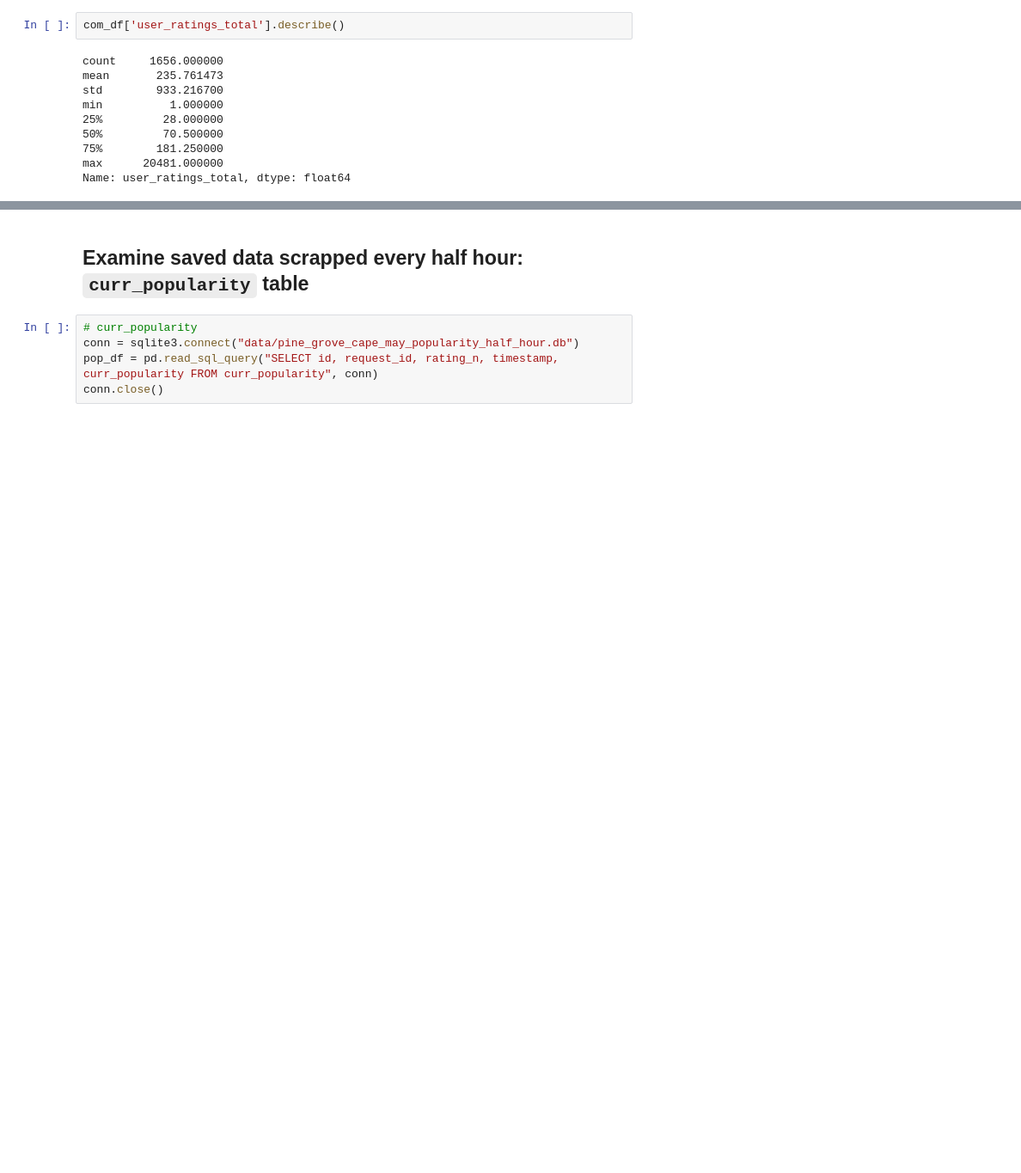
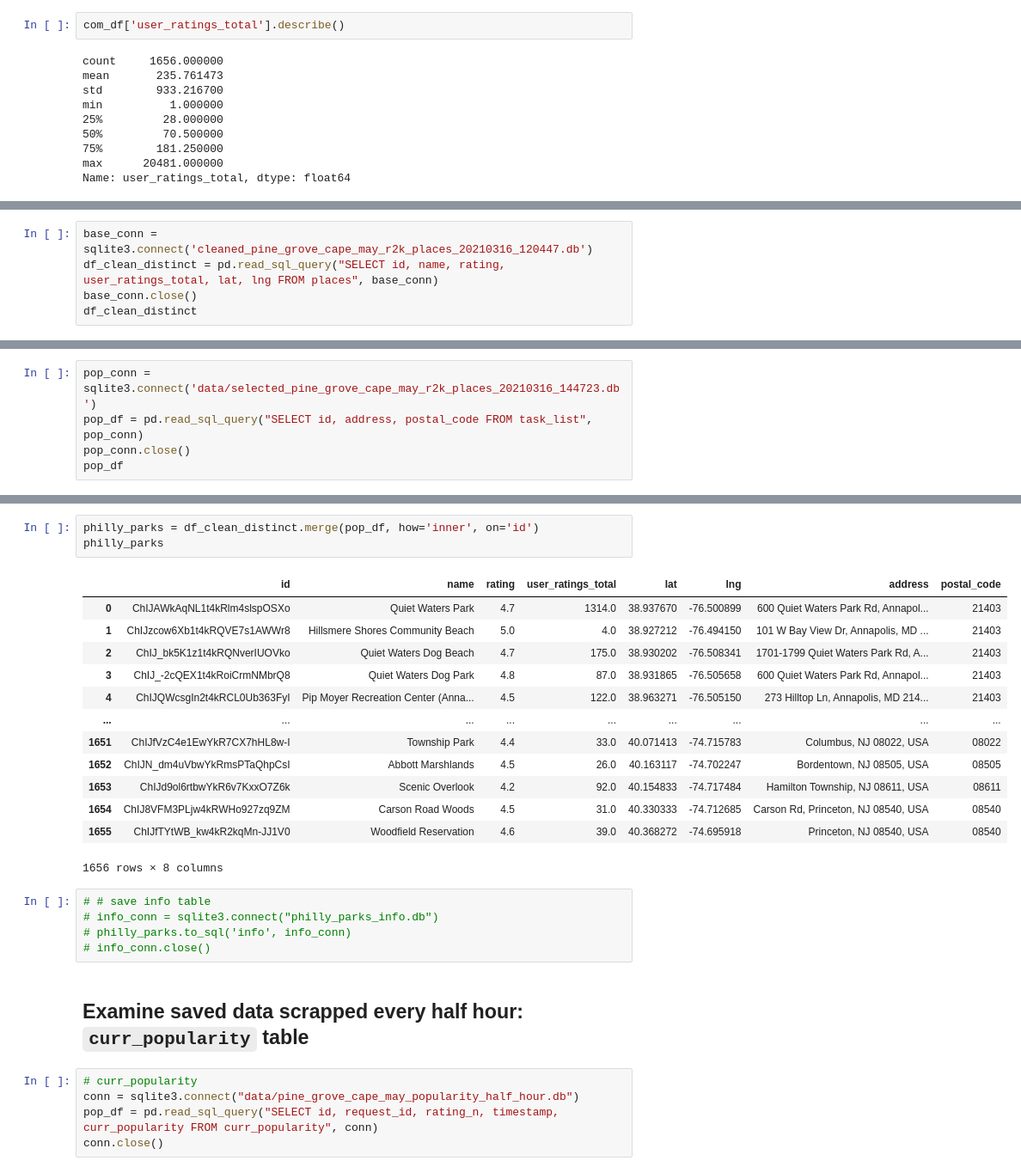
Before and after one commit to qcabel/park-recommendation, a Jupyter notebook: finalize_park_list_for_data_collection.ipynb, the cells around one changed output, grey strips where cells are left out. Shown at 86% size. Saved outputs shown, nothing was run; the diff lists cells and outputs as text; blank space fills up the shorter version.

```diff
--- a/finalize_park_list_for_data_collection.ipynb
+++ b/finalize_park_list_for_data_collection.ipynb
@@ -281,0 +295,5 @@ Name: user_ratings_total, dtype: float64
+# %%
+base_conn = sqlite3.connect('cleaned_pine_grove_cape_may_r2k_places_20210316_120447.db')
+df_clean_distinct = pd.read_sql_query("SELECT id, name, rating, user_ratings_total, lat, lng FROM places", base_conn)
+base_conn.close()
+df_clean_distinct
@@ -281,0 +314,5 @@ Name: user_ratings_total, dtype: float64
+# %%
+pop_conn = sqlite3.connect('data/selected_pine_grove_cape_may_r2k_places_20210316_144723.db')
+pop_df = pd.read_sql_query("SELECT id, address, postal_code FROM task_list", pop_conn)
+pop_conn.close()
+pop_df
@@ -282,3 +333,25 @@ Name: user_ratings_total, dtype: float64
+# %%
+philly_parks = df_clean_distinct.merge(pop_df, how='inner', on='id')
+philly_parks
+# %% [output]
+|  | id | name | rating | user_ratings_total | lat | lng | address | postal_code |
+| 0 | ChIJAWkAqNL1t4kRlm4slspOSXo | Quiet Waters Park | 4.7 | 1314.0 | 38.937670 | -76.500899 | 600 Quiet Waters Park Rd, Annapol... | 21403 |
+| 1 | ChIJzcow6Xb1t4kRQVE7s1AWWr8 | Hillsmere Shores Community Beach | 5.0 | 4.0 | 38.927212 | -76.494150 | 101 W Bay View Dr, Annapolis, MD ... | 21403 |
+| 2 | ChIJ_bk5K1z1t4kRQNverIUOVko | Quiet Waters Dog Beach | 4.7 | 175.0 | 38.930202 | -76.508341 | 1701-1799 Quiet Waters Park Rd, A... | 21403 |
+| 3 | ChIJ_-2cQEX1t4kRoiCrmNMbrQ8 | Quiet Waters Dog Park | 4.8 | 87.0 | 38.931865 | -76.505658 | 600 Quiet Waters Park Rd, Annapol... | 21403 |
+| 4 | ChIJQWcsgIn2t4kRCL0Ub363FyI | Pip Moyer Recreation Center (Anna... | 4.5 | 122.0 | 38.963271 | -76.505150 | 273 Hilltop Ln, Annapolis, MD 214... | 21403 |
+| ... | ... | ... | ... | ... | ... | ... | ... | ... |
+| 1651 | ChIJfVzC4e1EwYkR7CX7hHL8w-I | Township Park | 4.4 | 33.0 | 40.071413 | -74.715783 | Columbus, NJ 08022, USA | 08022 |
+| 1652 | ChIJN_dm4uVbwYkRmsPTaQhpCsI | Abbott Marshlands | 4.5 | 26.0 | 40.163117 | -74.702247 | Bordentown, NJ 08505, USA | 08505 |
+| 1653 | ChIJd9ol6rtbwYkR6v7KxxO7Z6k | Scenic Overlook | 4.2 | 92.0 | 40.154833 | -74.717484 | Hamilton Township, NJ 08611, USA | 08611 |
+| 1654 | ChIJ8VFM3PLjw4kRWHo927zq9ZM | Carson Road Woods | 4.5 | 31.0 | 40.330333 | -74.712685 | Carson Rd, Princeton, NJ 08540, USA | 08540 |
+| 1655 | ChIJfTYtWB_kw4kR2kqMn-JJ1V0 | Woodfield Reservation | 4.6 | 39.0 | 40.368272 | -74.695918 | Princeton, NJ 08540, USA | 08540 |
+1656 rows × 8 columns
+# %%
+# # save info table
+# info_conn = sqlite3.connect("philly_parks_info.db")
+# philly_parks.to_sql('info', info_conn)
+# info_conn.close()
 # %% [markdown]
 ## Examine saved data scrapped every half hour: `curr_popularity` table
 # %%
```
Also changed, not shown: parts of 9 cells of this notebook, 2 other files.
